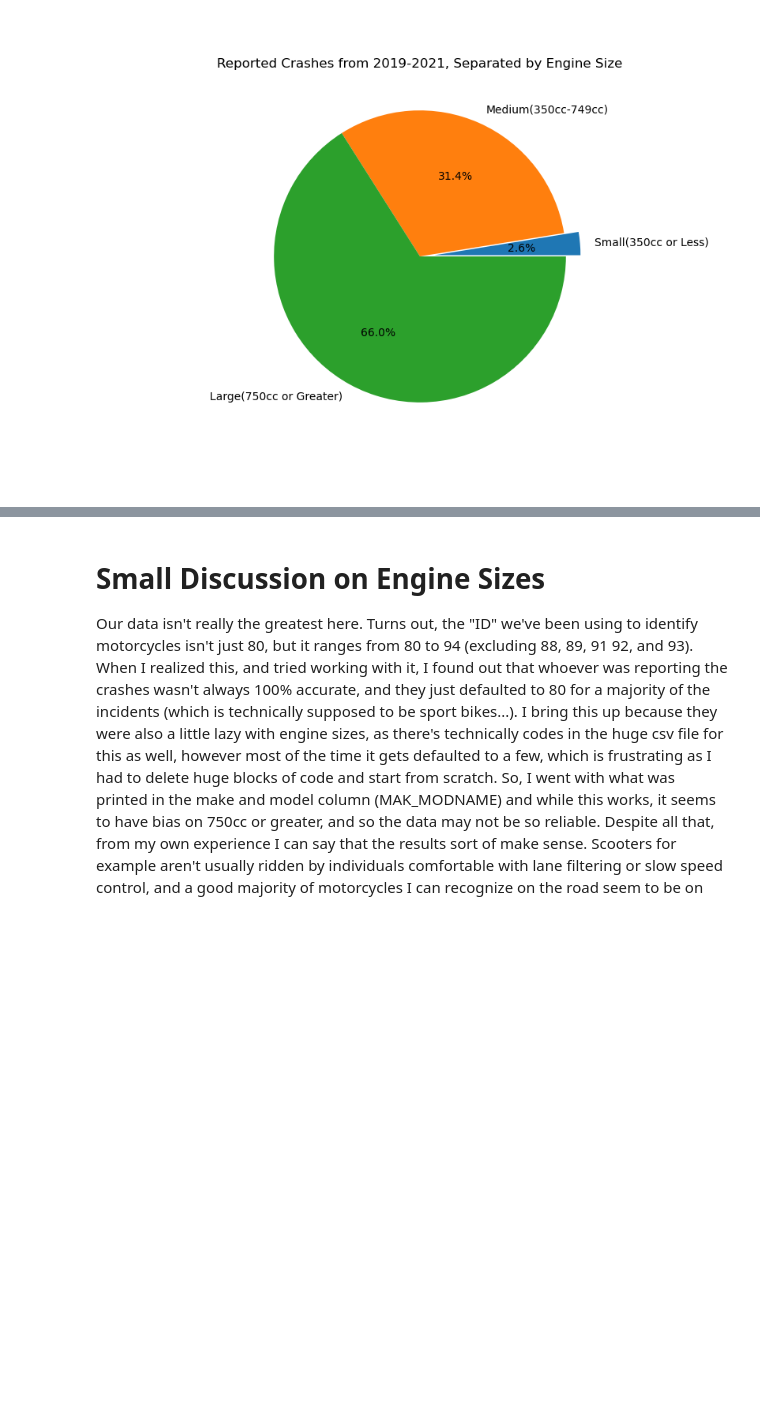
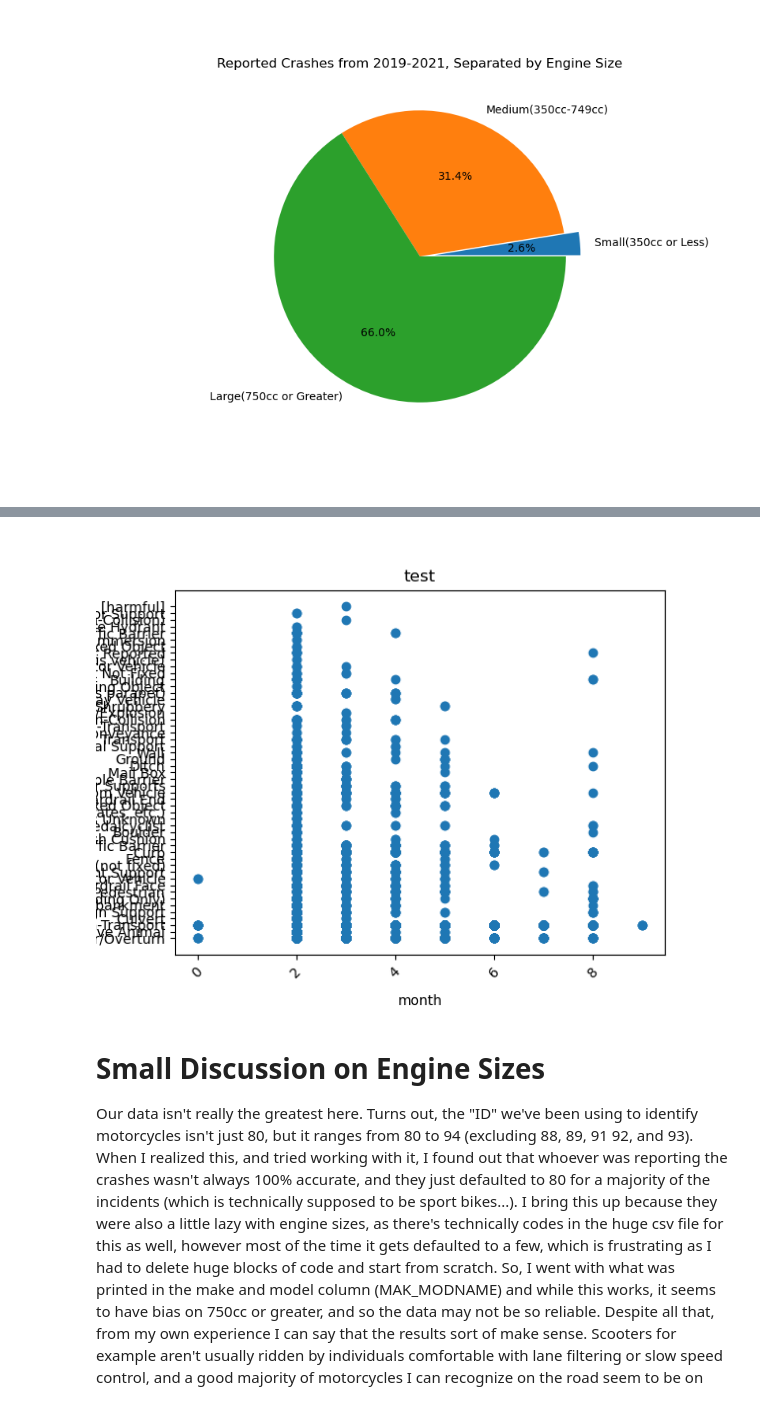
Before and after one commit to CalvinPedigo/Data-Analyst-Project-1, a Jupyter notebook: Notebook_structor.ipynb, the cells around one changed output, grey strips where cells are left out. Saved outputs shown, nothing was run; the diff lists cells and outputs as text; code cells hidden in the pictures; blank space fills up the shorter version.

```diff
--- a/Notebook_structor.ipynb
+++ b/Notebook_structor.ipynb
@@ -256,3 +278,14 @@ plt.show()
+# %%
+#test
+fig, ax = plt.subplots()
+ax.scatter(combined_large_df['Lanes Involved'], combined_large_df['Accident Type'])
+plt.xticks(rotation=45)
+ax.set_title("test")
+ax.set_xlabel("month", labelpad= 10)
+ax.set_ylabel("lanes")
+plt.show()
+# %% [output]
+[figure, added]
 # %% [markdown]
 # Small Discussion on Engine Sizes
 Our data isn't really the greatest here. Turns out, the "ID" we've been using to identify motorcycles isn't just 80, but it ranges from 80 to 94 (excluding 88, 89, 91 92, and 93). When I realized this, and tried working with it, I found out that whoever was reporting the crashes wasn't always 100% accurate, and they just defaulted to 80 for a majority of the incidents (which is technically supposed to be sport bikes...). I bring this up because they were also a little lazy with engine sizes, as there's technically codes in the huge csv file for this as well, however most of the time it gets defaulted to a few, which is frustrating as I had to delete huge blocks of code and start from scratch. So, I went with what was printed in the make and model column (MAK_MODNAME) and while this works, it seems to have bias on 750cc or greater, and so the data may not be so reliable.
```
Also changed, not shown: parts of 2 cells of this notebook.
